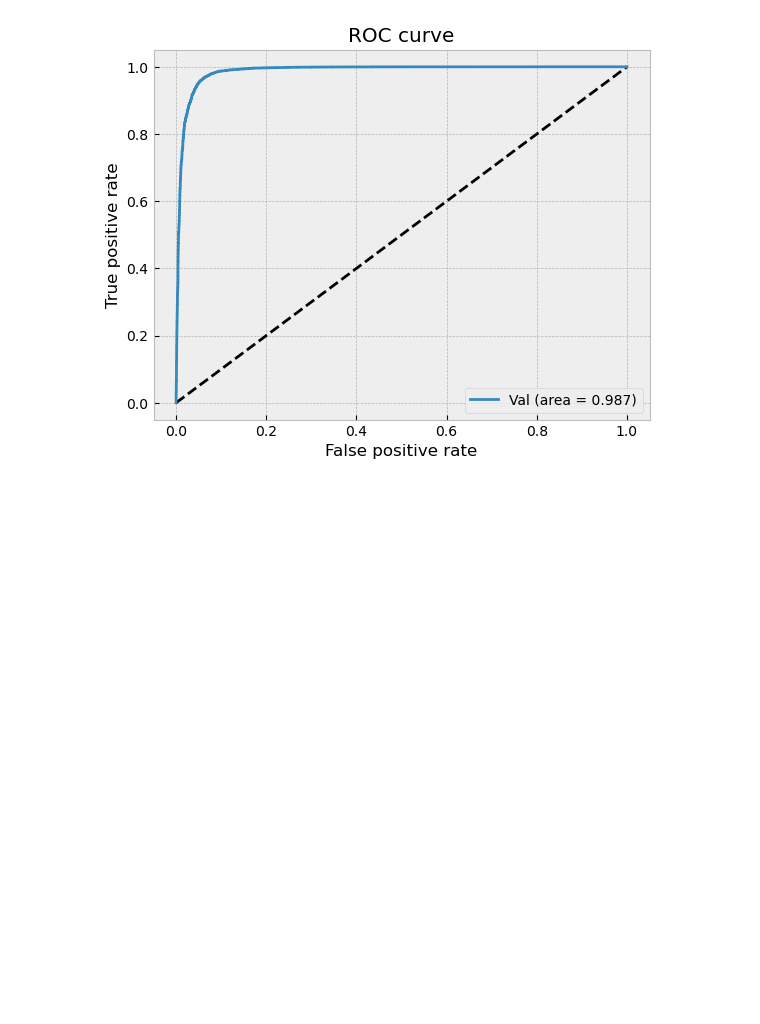
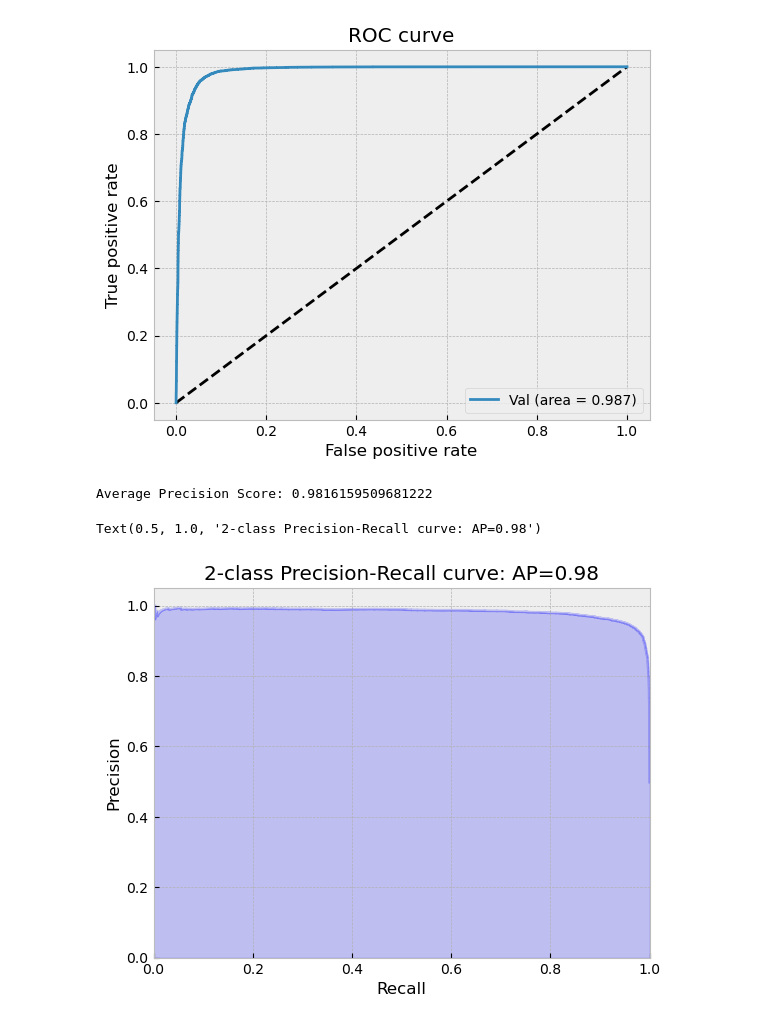
Before and after one commit to lanceyjt/cs598-dlh-team72, a Jupyter notebook: DL4H_Team72.ipynb, the cells around one changed output. Drawn from its saved outputs; the diff is of its cells as text; code cells hidden in the pictures; blank space fills up the shorter version.

Commit message:
Add trained model

```diff
--- a/DL4H_Team72.ipynb
+++ b/DL4H_Team72.ipynb
@@ -1,6 +1,8 @@
 # %%
 COLAB = False
 SAGEMAKER = True
+LOAD_PRETRAIN_MODEL = True
+LOAD_FINAL_MODEL = False
 # %%
 if COLAB:
     from google.colab import drive
@@ -458,3 +695,53 @@ plt.legend(loc='best')
 # %% [output]
 <matplotlib.legend.Legend at 0x...>
 [figure]
+# %%
+params = {'batch_size': 256,
+          'shuffle': True,
+          'num_workers': 6}
+
+# Testing DDI Dataframe
+df_ddi_test = pd.read_csv(dataFolder + '/BIOSNAP/sup_test.csv')
+labels_sup = df_ddi_test.label.values
+test_set = supData(df_ddi_test.index.values, labels_sup, df_ddi_test)
+test_generator_sup = data.DataLoader(test_set, **params)
+
+model_nn = model_max
+
+
+y_pred = []
+y_label = []
+model_nn.eval()
+
+for i, (v_D, label) in tqdm(enumerate(test_generator_sup)):
+    recon, code, score, Z_f, z_D = model_nn(v_D.float())
+    m = torch.nn.Sigmoid()
+    logits = torch.squeeze(m(score)).detach().cpu().numpy()
+    label_ids = label.to('cpu').numpy()
+    y_label = y_label + label_ids.flatten().tolist()
+    y_pred = y_pred + logits.flatten().tolist()
+# %%
+print("Average Precision Score:", average_precision_score(y_label, y_pred))
+# %% [output]
+Average Precision Score: 0.9816159509681222
+# %%
+average_precision = average_precision_score(y_label, y_pred)
+precision, recall, _ = precision_recall_curve(y_label, y_pred)
+
+# In matplotlib < 1.5, plt.fill_between does not have a 'step' argument
+step_kwargs = ({'step': 'post'}
+               if 'step' in signature(plt.fill_between).parameters
+               else {})
+plt.step(recall, precision, color='b', alpha=0.2,
+         where='post')
+plt.fill_between(recall, precision, alpha=0.2, color='b', **step_kwargs)
+
+plt.xlabel('Recall')
+plt.ylabel('Precision')
+plt.ylim([0.0, 1.05])
+plt.xlim([0.0, 1.0])
+plt.title('2-class Precision-Recall curve: AP={0:0.2f}'.format(
+          average_precision))
+# %% [output]
+Text(0.5, 1.0, '2-class Precision-Recall curve: AP=0.98')
+[figure, added]
```
Also changed, not shown: parts of 7 cells of this notebook, 1 other file.
